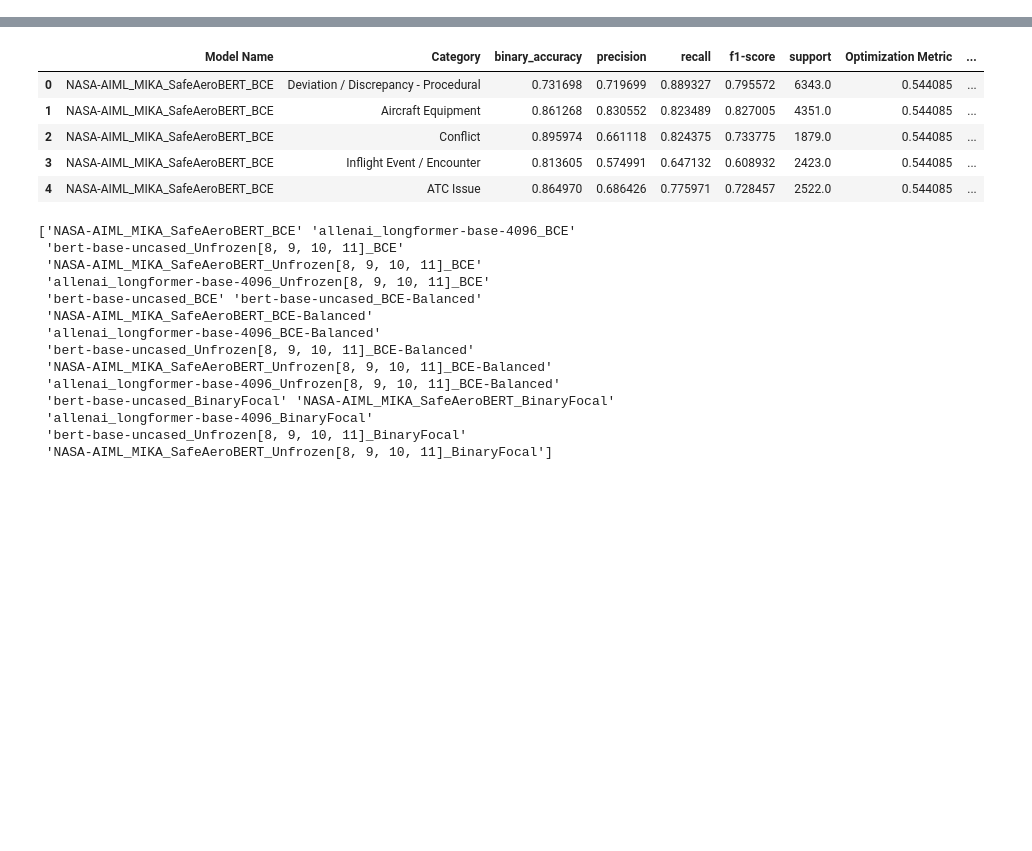
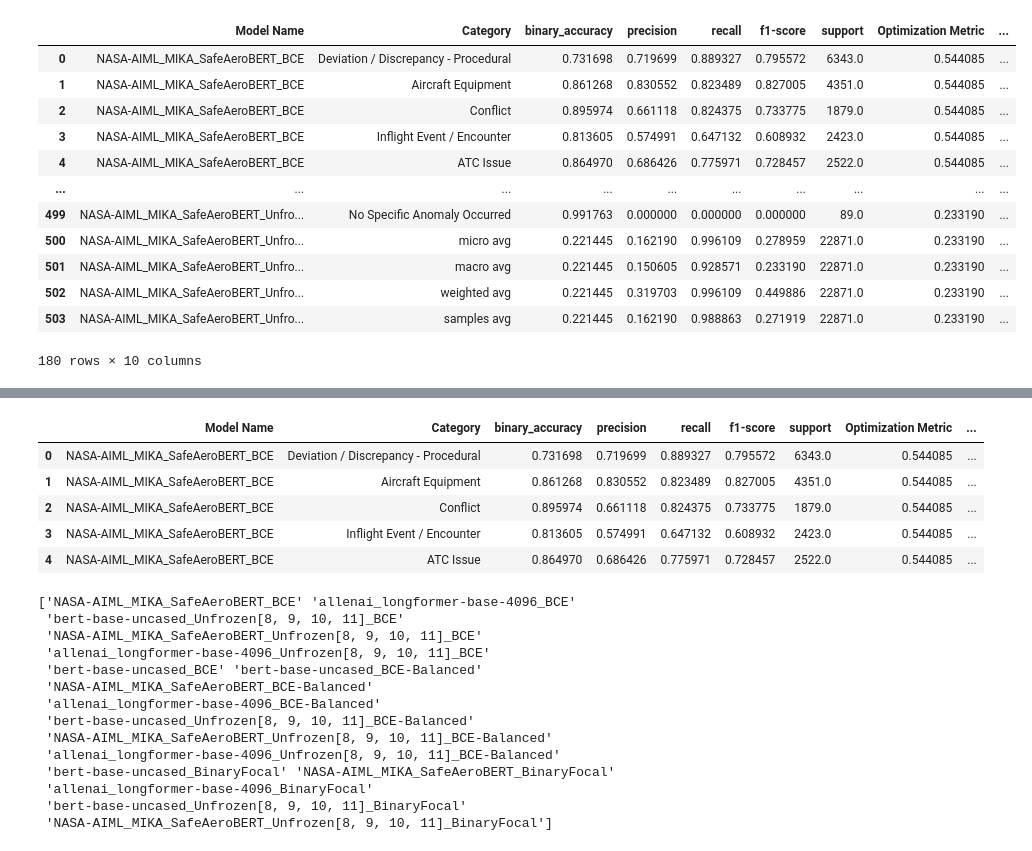
Before and after one commit to Gogonemnem/Safran-Project, a Jupyter notebook: Visualization_plot.ipynb, the cells around one changed output, grey strips where cells are left out. Cells and saved outputs as stored; diff of their text form; code cells hidden in the pictures; blank space fills up the shorter version.

```diff
--- a/Visualization_plot.ipynb
+++ b/Visualization_plot.ipynb
@@ -6,0 +21,16 @@ import seaborn as sns
+# %%
+results2[results2["Model"] == "SafeAeroBERT"]
+# %% [output]
+|  | Model Name | Category | binary_accuracy | precision | recall | f1-score | support | Optimization Metric | ... |
+| 0 | NASA-AIML_MIKA_SafeAeroBERT_BCE | Deviation / Discrepancy - Procedural | 0.731698 | 0.719699 | 0.889327 | 0.795572 | 6343.0 | 0.544085 | ... |
+| 1 | NASA-AIML_MIKA_SafeAeroBERT_BCE | Aircraft Equipment | 0.861268 | 0.830552 | 0.823489 | 0.827005 | 4351.0 | 0.544085 | ... |
+| 2 | NASA-AIML_MIKA_SafeAeroBERT_BCE | Conflict | 0.895974 | 0.661118 | 0.824375 | 0.733775 | 1879.0 | 0.544085 | ... |
+| 3 | NASA-AIML_MIKA_SafeAeroBERT_BCE | Inflight Event / Encounter | 0.813605 | 0.574991 | 0.647132 | 0.608932 | 2423.0 | 0.544085 | ... |
+| 4 | NASA-AIML_MIKA_SafeAeroBERT_BCE | ATC Issue | 0.864970 | 0.686426 | 0.775971 | 0.728457 | 2522.0 | 0.544085 | ... |
+| ... | ... | ... | ... | ... | ... | ... | ... | ... | ... |
+| 499 | NASA-AIML_MIKA_SafeAeroBERT_Unfro... | No Specific Anomaly Occurred | 0.991763 | 0.000000 | 0.000000 | 0.000000 | 89.0 | 0.233190 | ... |
+| 500 | NASA-AIML_MIKA_SafeAeroBERT_Unfro... | micro avg | 0.221445 | 0.162190 | 0.996109 | 0.278959 | 22871.0 | 0.233190 | ... |
+| 501 | NASA-AIML_MIKA_SafeAeroBERT_Unfro... | macro avg | 0.221445 | 0.150605 | 0.928571 | 0.233190 | 22871.0 | 0.233190 | ... |
+| 502 | NASA-AIML_MIKA_SafeAeroBERT_Unfro... | weighted avg | 0.221445 | 0.319703 | 0.996109 | 0.449886 | 22871.0 | 0.233190 | ... |
+| 503 | NASA-AIML_MIKA_SafeAeroBERT_Unfro... | samples avg | 0.221445 | 0.162190 | 0.988863 | 0.271919 | 22871.0 | 0.233190 | ... |
+180 rows × 10 columns
```
Also changed, not shown: parts of 10 cells of this notebook.
